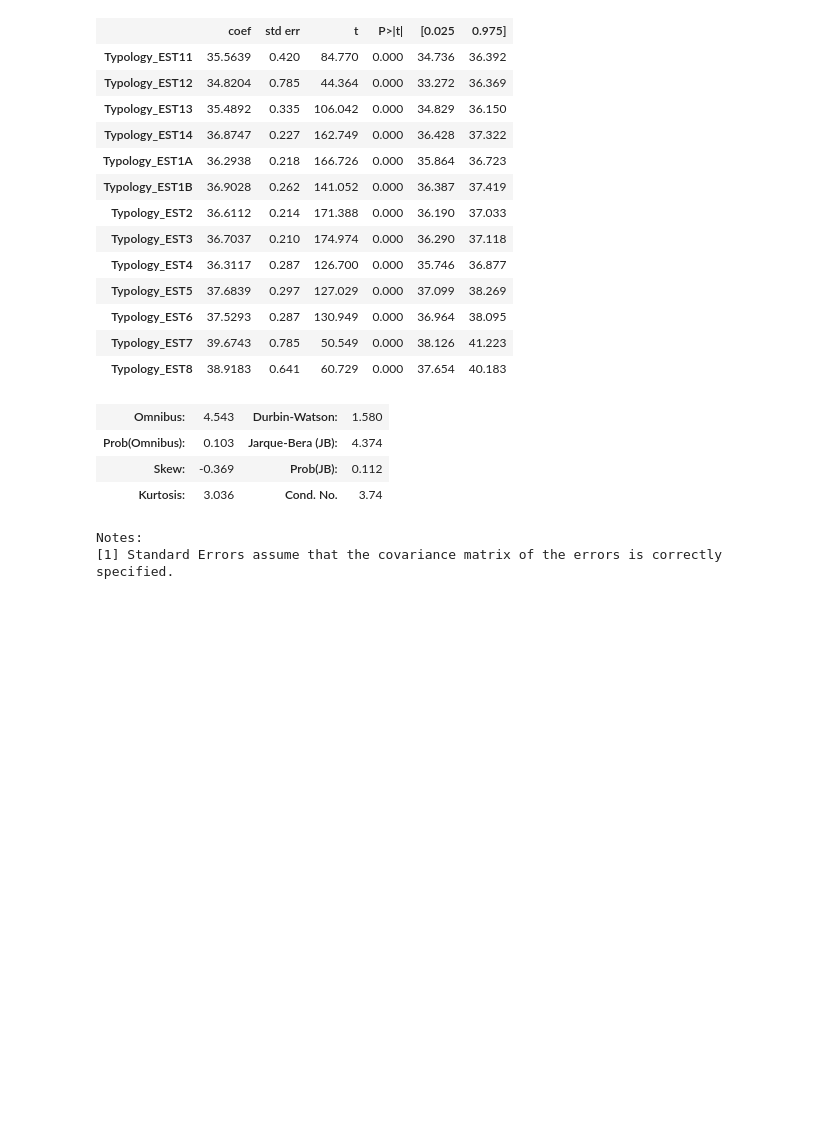
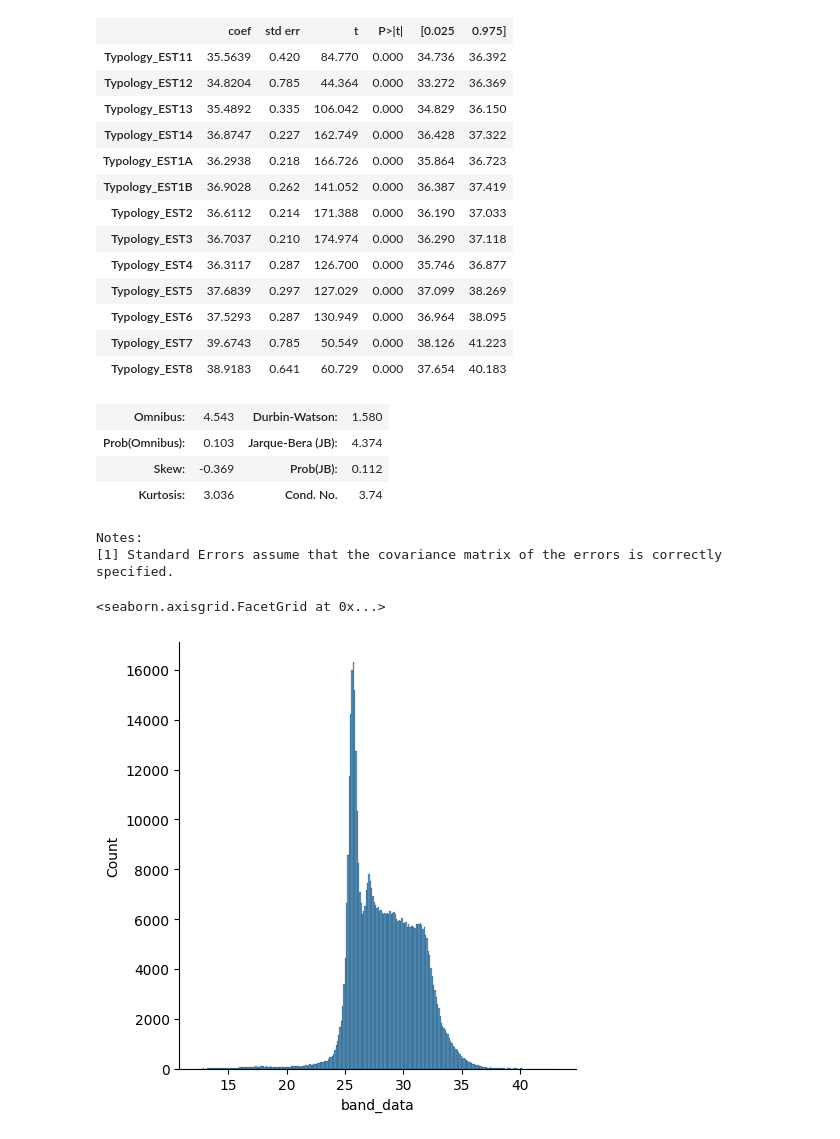
Before and after one commit to as10724/urban_heat_typology, a Jupyter notebook: experiments/darmstadt_urban_heat_typology.ipynb, the cells around one changed output. Drawn from its saved outputs; the diff is of its cells as text; code cells hidden in the pictures; blank space fills up the shorter version.

```diff
--- a/experiments/darmstadt_urban_heat_typology.ipynb
+++ b/experiments/darmstadt_urban_heat_typology.ipynb
@@ -247,3 +248,17 @@ OLS Regression Results
 | Kurtosis: | 3.036 | Cond. No. | 3.74 |
 Notes:
 [1] Standard Errors assume that the covariance matrix of the errors is correctly specified.
+# %%
+### Read in tiff temp file
+import xarray as xr
+
+dataarray = xr.open_dataset('../data/Landsurface_Temperature/D_LST_20230905.tif', engine='rasterio')
+# %%
+df = dataarray.to_dataframe()
+# %%
+df.reset_index(inplace=True)
+# %%
+sns.displot(df['band_data'])
+# %% [output]
+<seaborn.axisgrid.FacetGrid at 0x...>
+[figure, added]
```
Also changed, not shown: parts of 23 cells of this notebook.
